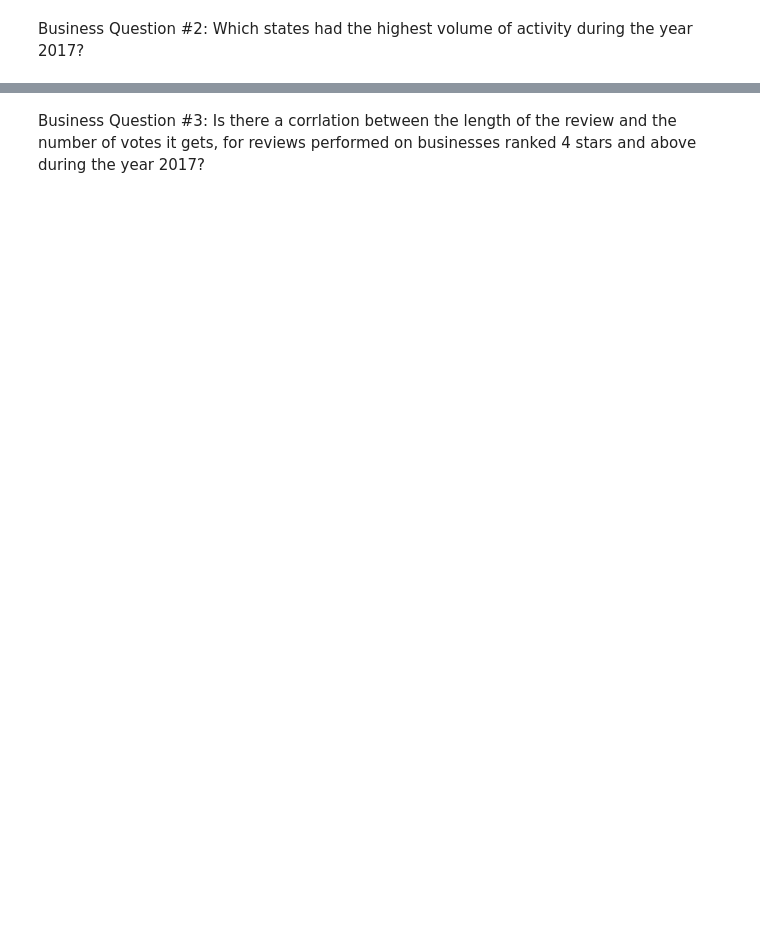
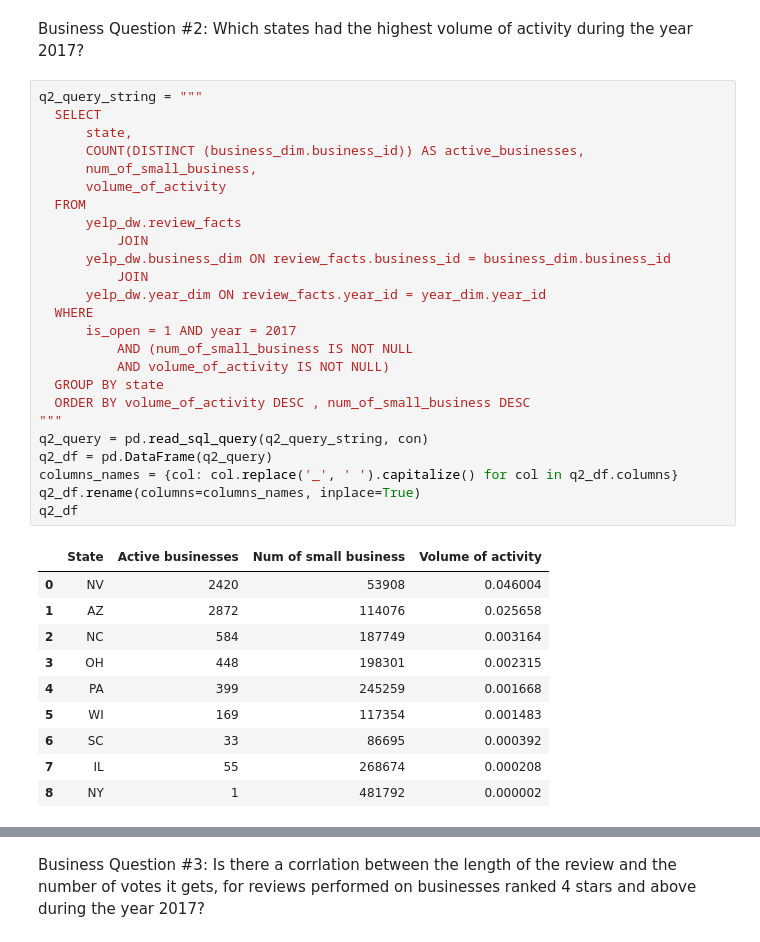
Before and after one commit to daniellepidt/yelp-dw, a Jupyter notebook: notebooks/03_business_questions.ipynb, the cells around one changed output, grey strips where cells are left out. Saved outputs shown, nothing was run; the diff lists cells and outputs as text; blank space fills up the shorter version.

```diff
--- a/notebooks/03_business_questions.ipynb
+++ b/notebooks/03_business_questions.ipynb
@@ -20,3 +99,39 @@ Who are the elite
 # %% [markdown]
 Business Question #2:
 Which states had the highest volume of activity during the year 2017?
+# %%
+q2_query_string = """
+  SELECT
+      state,
+      COUNT(DISTINCT (business_dim.business_id)) AS active_businesses,
+      num_of_small_business,
+      volume_of_activity
+  FROM
+      yelp_dw.review_facts
+          JOIN
+      yelp_dw.business_dim ON review_facts.business_id = business_dim.business_id
+          JOIN
+      yelp_dw.year_dim ON review_facts.year_id = year_dim.year_id
+  WHERE
+      is_open = 1 AND year = 2017
+          AND (num_of_small_business IS NOT NULL
+          AND volume_of_activity IS NOT NULL)
+  GROUP BY state
+  ORDER BY volume_of_activity DESC , num_of_small_business DESC
+"""
+q2_query = pd.read_sql_query(q2_query_string, con)
+q2_df = pd.DataFrame(q2_query)
+columns_names = {col: col.replace('_', ' ').capitalize() for col in q2_df.columns}
+q2_df.rename(columns=columns_names, inplace=True)
+q2_df
+# %% [output]
+|  | State | Active businesses | Num of small business | Volume of activity |
+| 0 | NV | 2420 | 53908 | 0.046004 |
+| 1 | AZ | 2872 | 114076 | 0.025658 |
+| 2 | NC | 584 | 187749 | 0.003164 |
+| 3 | OH | 448 | 198301 | 0.002315 |
+| 4 | PA | 399 | 245259 | 0.001668 |
+| 5 | WI | 169 | 117354 | 0.001483 |
+| 6 | SC | 33 | 86695 | 0.000392 |
+| 7 | IL | 55 | 268674 | 0.000208 |
+| 8 | NY | 1 | 481792 | 0.000002 |
```
Also changed, not shown: parts of 5 cells of this notebook, 5 other files.
